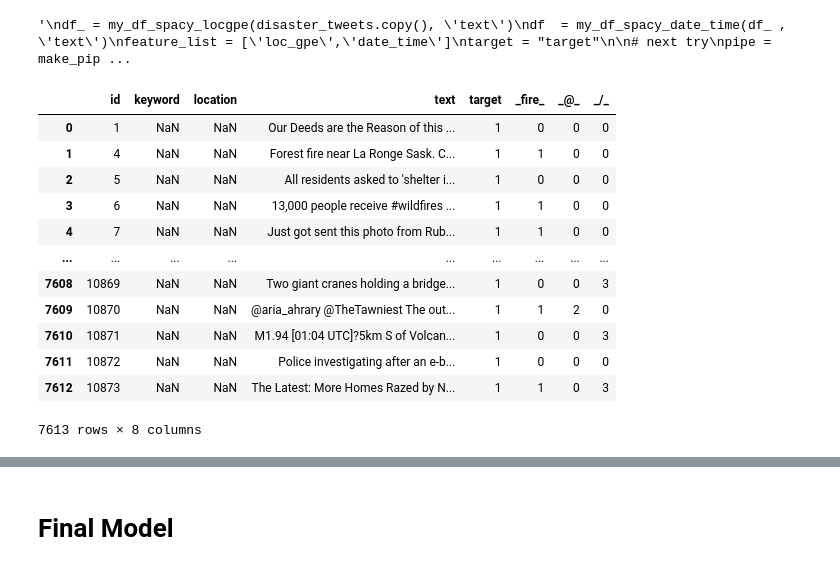
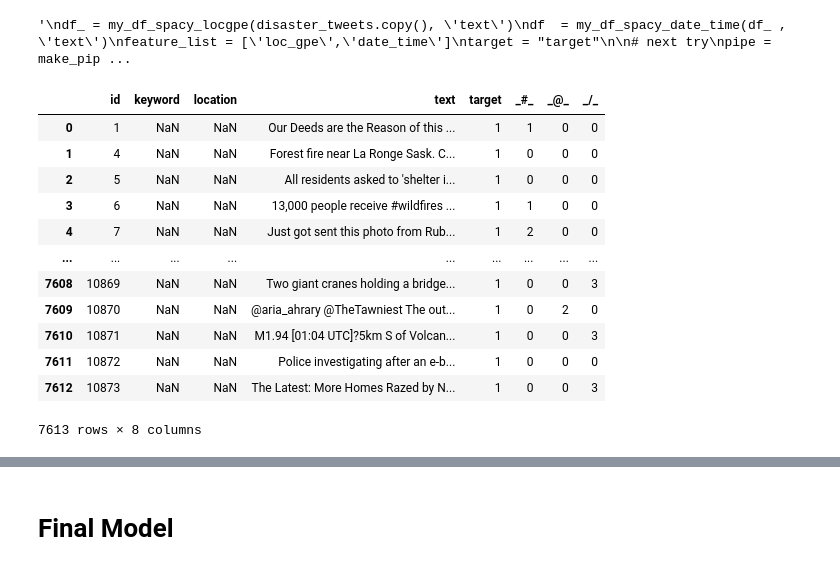
Before and after one commit to TTD-JPO/TDD-project, a Jupyter notebook: Main_TweetDisasterDetection.ipynb, the cells around one changed output, grey strips where cells are left out. Saved outputs shown, nothing was run; the diff lists cells and outputs as text; code cells hidden in the pictures.

```diff
--- a/Main_TweetDisasterDetection.ipynb
+++ b/Main_TweetDisasterDetection.ipynb
@@ -563,22 +563,22 @@ pipe = make_pipeline( LogisticRegression() )
 # %%
 # some counts
 df = disaster_tweets.copy()
-df['_fire_'] = df['text'].apply(lambda x: str(x).count('fire') )
+df['_#_'] = df['text'].apply(lambda x: str(x).count('#') )
 df['_@_'] = df['text'].apply(lambda x: str(x).count('@') )
 df['_/_'] = df['text'].apply(lambda x: str(x).count('/') )
 df
 # %% [output]
-|  | id | keyword | location | text | target | _fire_ | _@_ | _/_ |
-| 0 | 1 | NaN | NaN | Our Deeds are the Reason of this ... | 1 | 0 | 0 | 0 |
-| 1 | 4 | NaN | NaN | Forest fire near La Ronge Sask. C... | 1 | 1 | 0 | 0 |
+|  | id | keyword | location | text | target | _#_ | _@_ | _/_ |
+| 0 | 1 | NaN | NaN | Our Deeds are the Reason of this ... | 1 | 1 | 0 | 0 |
+| 1 | 4 | NaN | NaN | Forest fire near La Ronge Sask. C... | 1 | 0 | 0 | 0 |
 | 2 | 5 | NaN | NaN | All residents asked to 'shelter i... | 1 | 0 | 0 | 0 |
 | 3 | 6 | NaN | NaN | 13,000 people receive #wildfires ... | 1 | 1 | 0 | 0 |
-| 4 | 7 | NaN | NaN | Just got sent this photo from Rub... | 1 | 1 | 0 | 0 |
+| 4 | 7 | NaN | NaN | Just got sent this photo from Rub... | 1 | 2 | 0 | 0 |
 | ... | ... | ... | ... | ... | ... | ... | ... | ... |
 | 7608 | 10869 | NaN | NaN | Two giant cranes holding a bridge... | 1 | 0 | 0 | 3 |
-| 7609 | 10870 | NaN | NaN | @aria_ahrary @TheTawniest The out... | 1 | 1 | 2 | 0 |
+| 7609 | 10870 | NaN | NaN | @aria_ahrary @TheTawniest The out... | 1 | 0 | 2 | 0 |
 | 7610 | 10871 | NaN | NaN | M1.94 [01:04 UTC]?5km S of Volcan... | 1 | 0 | 0 | 3 |
 | 7611 | 10872 | NaN | NaN | Police investigating after an e-b... | 1 | 0 | 0 | 0 |
-| 7612 | 10873 | NaN | NaN | The Latest: More Homes Razed by N... | 1 | 1 | 0 | 3 |
+| 7612 | 10873 | NaN | NaN | The Latest: More Homes Razed by N... | 1 | 0 | 0 | 3 |
 7613 rows × 8 columns
 # %%
```
Also changed, not shown: parts of 8 cells of this notebook.
